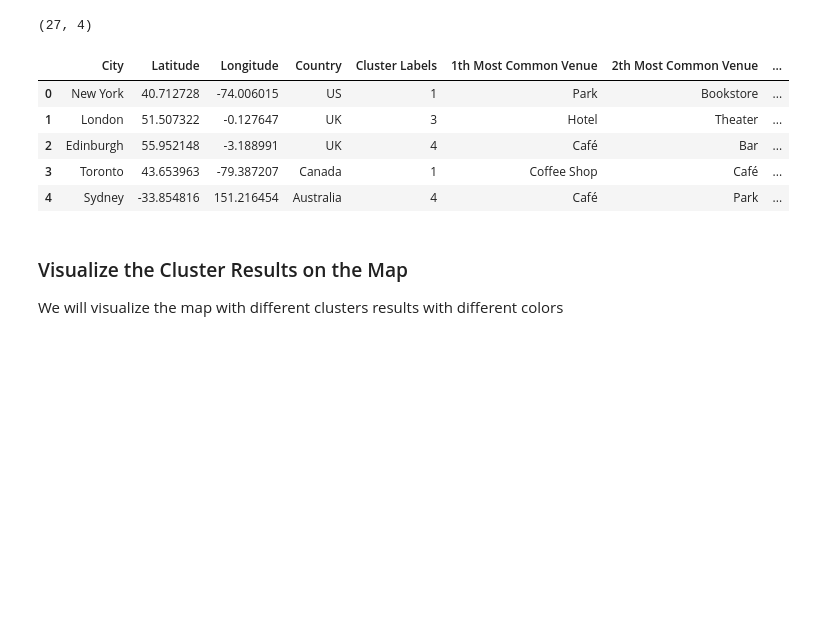
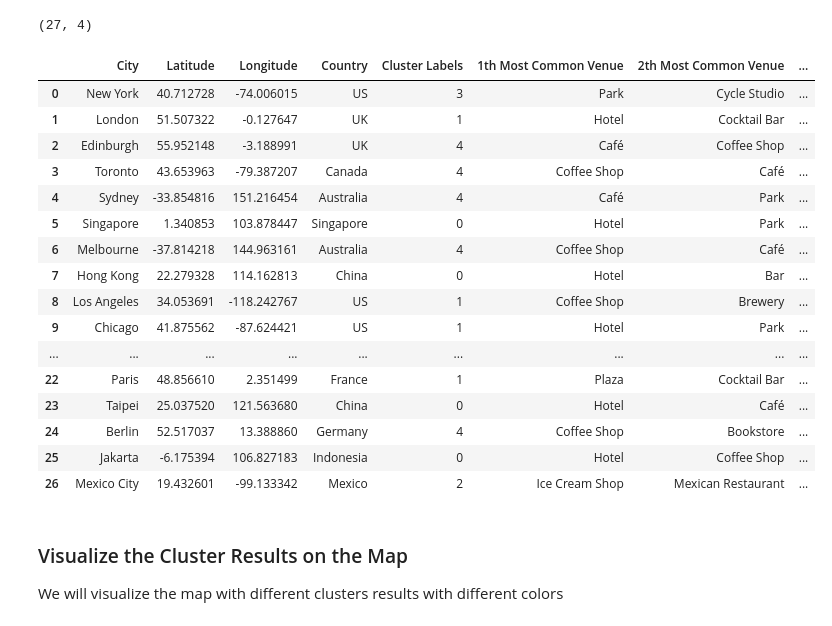
Before and after one commit to Julietsirui/Coursera_Capstone, a Jupyter notebook: Self_Initiated Project.ipynb, the cells around one changed output. Saved outputs shown, nothing was run; the diff lists cells and outputs as text; code cells hidden in the pictures; blank space fills up the shorter version.

Commit message:
Published from Watson Studio.

```diff
--- a/Self_Initiated Project.ipynb
+++ b/Self_Initiated Project.ipynb
@@ -268,0 +615,8 @@ City_venue_sorted
+# %%
+## merge GDP data
+world_merged_cluster = world_grouped
+world_merged_cluster = world_merged_cluster.join(gdp_filtered_sorted1.set_index('City'), on = 'City')
+
+# merge Temperature data
+world_merged_cluster = world_merged_cluster.join(temp_sorted.set_index('City'), on = 'City')
+world_merged_cluster.head()
@@ -268,0 +631,4 @@ City_venue_sorted
+# %%
+## Drop GDP and Temperature columns
+world_merged_cluster = world_merged_cluster.drop(['GDP', 'Temperature'], axis = 1)
+world_merged_cluster.head()
@@ -268,0 +646,5 @@ City_venue_sorted
+# %%
+## 10 times to normalized GDP
+world_merged_cluster['Normalized GDP'] = world_merged_cluster['Normalized GDP']*1.5
+world_merged_cluster['Normalized Temperature'] = world_merged_cluster['Normalized Temperature']*1.5
+world_merged_cluster
@@ -271,14 +672,14 @@ City_venue_sorted
 We will use the onehot-coded grouped data to fit a kmeans clustering model
 # %%
 ## Drop out the city column of the grouped data for model training
-world_grouped_clustering = world_grouped.drop(['City'], axis = 1)
+world_grouped_clustering = world_merged_cluster.drop(['City'], axis = 1)
 
 ## import machine learning packages
 import sklearn
 from sklearn.cluster import KMeans
 
 ## Create and fit a kmeans model
-model_kmeans = KMeans(n_clusters = 5, random_state = 0)
+model_kmeans = KMeans(n_clusters = 6, random_state = 0)
 model_kmeans.fit(world_grouped_clustering)
 
 ## Check out the labels
@@ -313,17 +714,30 @@ City_df.shape
 (27, 4)
 # %%
 ## Since the two dataframes have the same shape, we can merge them on the Postal Code
+City_venue_sorted = City_venue_sorted.replace('Seoul–Incheon', 'Seoul')
 world_merged = City_df
+world_merged = world_merged.replace('Seoul–Incheon', 'Seoul')
 world_merged = world_merged.join(City_venue_sorted.set_index('City'), on = 'City')
 
-world_merged.head()
+world_merged
 # %% [output]
 |  | City | Latitude | Longitude | Country | Cluster Labels | 1th Most Common Venue | 2th Most Common Venue | ... |
-| 0 | New York | 40.712728 | -74.006015 | US | 1 | Park | Bookstore | ... |
-| 1 | London | 51.507322 | -0.127647 | UK | 3 | Hotel | Theater | ... |
-| 2 | Edinburgh | 55.952148 | -3.188991 | UK | 4 | Café | Bar | ... |
-| 3 | Toronto | 43.653963 | -79.387207 | Canada | 1 | Coffee Shop | Café | ... |
+| 0 | New York | 40.712728 | -74.006015 | US | 3 | Park | Cycle Studio | ... |
+| 1 | London | 51.507322 | -0.127647 | UK | 1 | Hotel | Cocktail Bar | ... |
+| 2 | Edinburgh | 55.952148 | -3.188991 | UK | 4 | Café | Coffee Shop | ... |
+| 3 | Toronto | 43.653963 | -79.387207 | Canada | 4 | Coffee Shop | Café | ... |
 | 4 | Sydney | -33.854816 | 151.216454 | Australia | 4 | Café | Park | ... |
+| 5 | Singapore | 1.340853 | 103.878447 | Singapore | 0 | Hotel | Park | ... |
+| 6 | Melbourne | -37.814218 | 144.963161 | Australia | 4 | Coffee Shop | Café | ... |
+| 7 | Hong Kong | 22.279328 | 114.162813 | China | 0 | Hotel | Bar | ... |
+| 8 | Los Angeles | 34.053691 | -118.242767 | US | 1 | Coffee Shop | Brewery | ... |
+| 9 | Chicago | 41.875562 | -87.624421 | US | 1 | Hotel | Park | ... |
+| ... | ... | ... | ... | ... | ... | ... | ... | ... |
+| 22 | Paris | 48.856610 | 2.351499 | France | 1 | Plaza | Cocktail Bar | ... |
+| 23 | Taipei | 25.037520 | 121.563680 | China | 0 | Hotel | Café | ... |
+| 24 | Berlin | 52.517037 | 13.388860 | Germany | 4 | Coffee Shop | Bookstore | ... |
+| 25 | Jakarta | -6.175394 | 106.827183 | Indonesia | 0 | Hotel | Coffee Shop | ... |
+| 26 | Mexico City | 19.432601 | -99.133342 | Mexico | 2 | Ice Cream Shop | Mexican Restaurant | ... |
 # %% [markdown]
 ### Visualize the Cluster Results on the Map
 We will visualize the map with different clusters results with different colors
```
Also changed, not shown: parts of 63 cells of this notebook.
